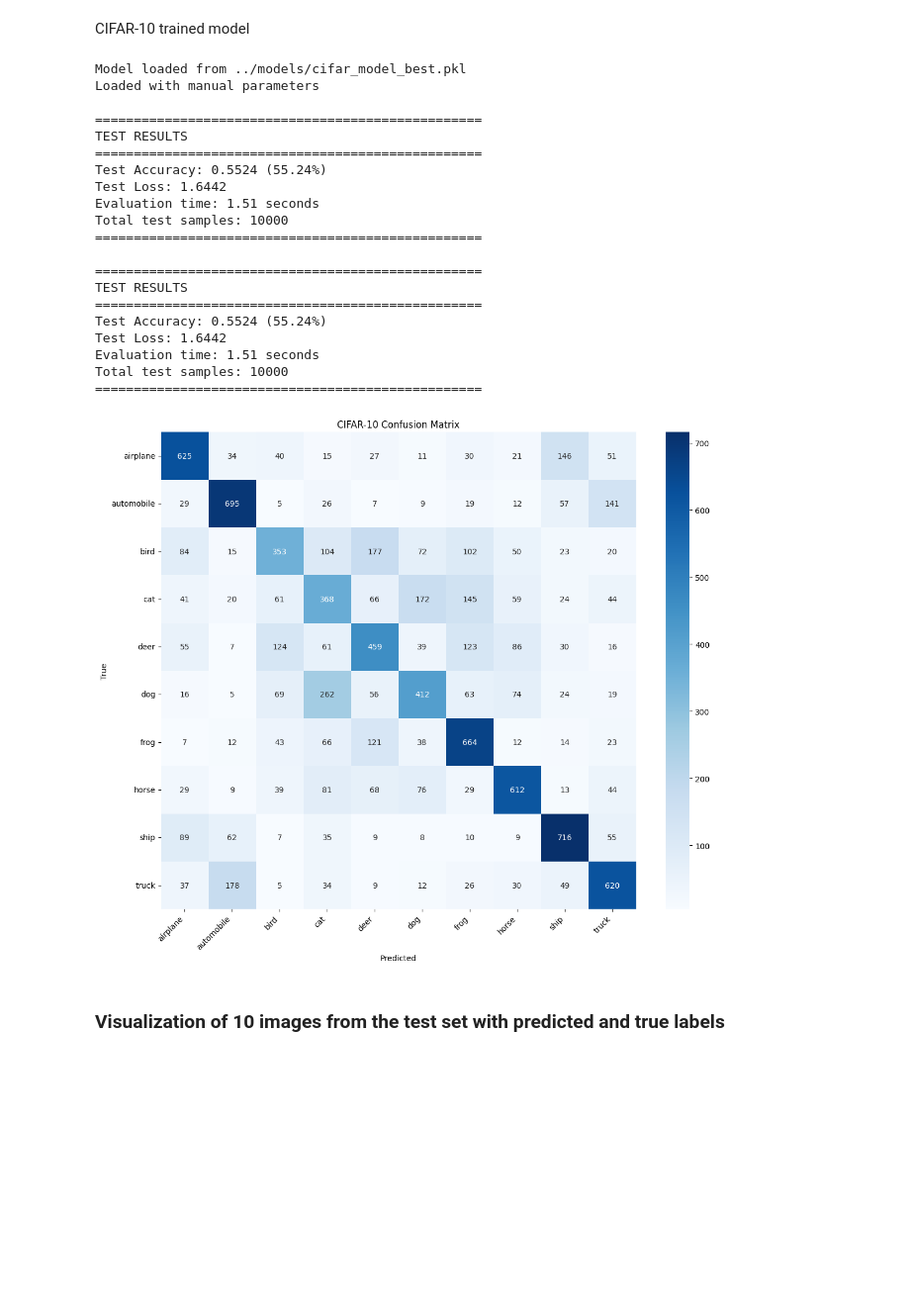
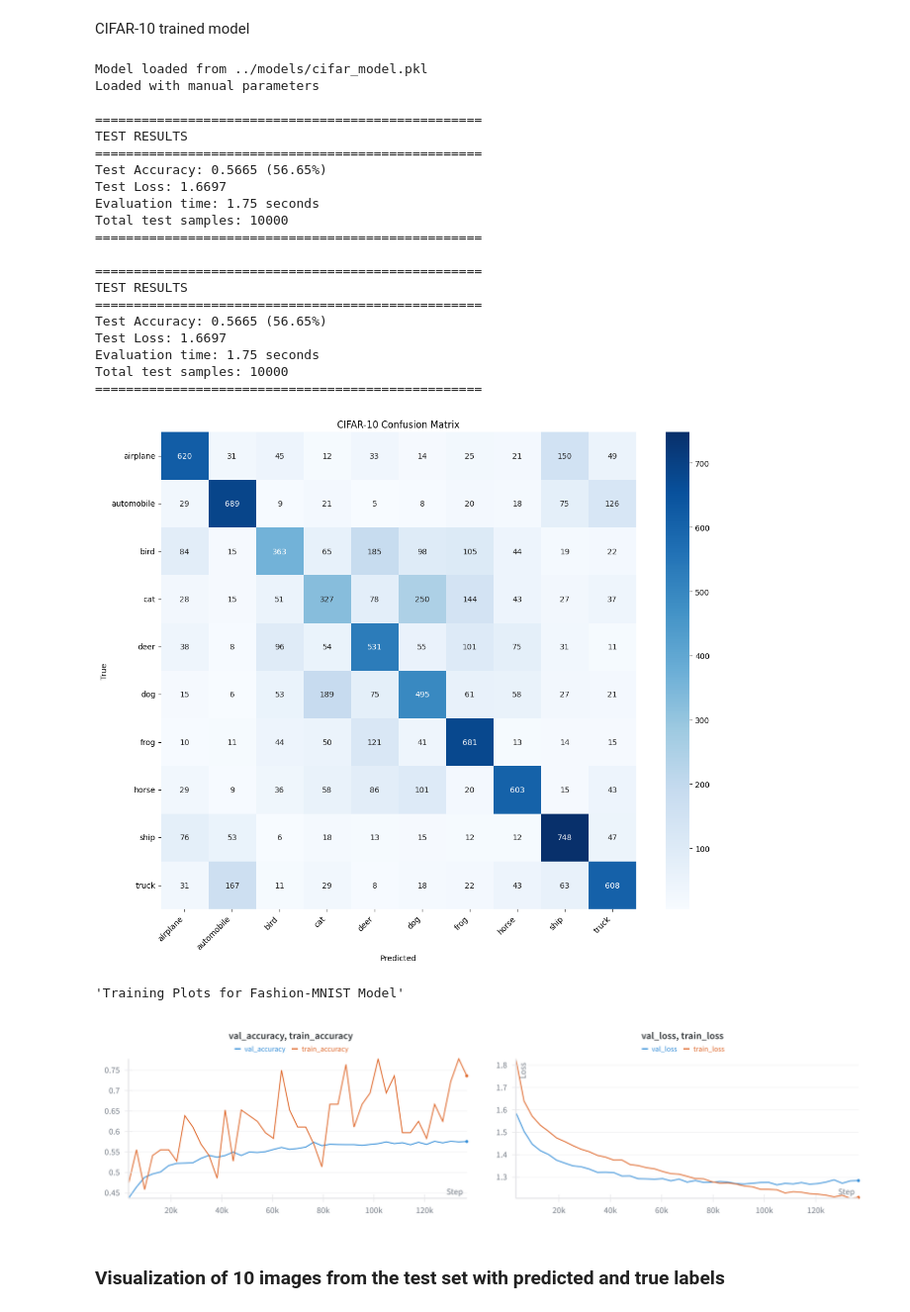
Before and after one commit to wkandersen/02456-deep-learning-group-68, a Jupyter notebook: src/notebook.ipynb, the cells around one changed output. Shown at 99% size. Drawn from its saved outputs; the diff is of its cells as text; code cells hidden in the pictures; blank space fills up the shorter version.

Commit message:
plots for notebook

```diff
--- a/src/notebook.ipynb
+++ b/src/notebook.ipynb
@@ -161,7 +174,7 @@ import matplotlib.pyplot as plt
 import numpy as np
 from load_data import DataLoaderFashionMNIST
 np.random.seed(42)
-model = FFNN.load_model('../models/fashionmodel.pkl')
+model = FFNN.load_model('../models/fashion_model.pkl')
 
 class_labels = DataLoaderFashionMNIST().get_class_names()
 # Load test data
@@ -202,42 +215,57 @@ CIFAR-10 trained model
 # Import and reload the updated model
 import numpy as np
 np.random.seed(42)
 
 
 from model_cifar_10 import FFNN
 from types import SimpleNamespace
 from test_cifar_10 import test_model as cifar_test
 
 # Load the model directly
 
 cifar_test(args=SimpleNamespace(
-    model_path='../models/cifar_model_best.pkl',
+    model_path='../models/cifar_model.pkl',
     output_dir='test_results',
     batch_size=1000,
     standardize=True,
     confusion_matrix=True))
+
+acc_cifar = Image.open('notebook_plots/acc_cifar.png')
+loss_cifar = Image.open('notebook_plots/loss_cifar.png')
+
+# Combine images
+combined = Image.new('RGB', (acc_cifar.width + loss_cifar.width, acc_cifar.height))
+combined.paste(acc_cifar, (0, 0))
+combined.paste(loss_cifar, (acc_cifar.width, 0))
+
+# Display the image inline in the notebook
+
+display("Training Plots for Fashion-MNIST Model")
+display(combined)
 # %% [output]
-Model loaded from ../models/cifar_model_best.pkl
+Model loaded from ../models/cifar_model.pkl
 Loaded with manual parameters
 
 ==================================================
 TEST RESULTS
 ==================================================
-Test Accuracy: 0.5524 (55.24%)
-Test Loss: 1.6442
-Evaluation time: 1.51 seconds
+Test Accuracy: 0.5665 (56.65%)
+Test Loss: 1.6697
+Evaluation time: 1.75 seconds
 Total test samples: 10000
 ==================================================
 
 ==================================================
 TEST RESULTS
 ==================================================
-Test Accuracy: 0.5524 (55.24%)
-Test Loss: 1.6442
-Evaluation time: 1.51 seconds
+Test Accuracy: 0.5665 (56.65%)
+Test Loss: 1.6697
+Evaluation time: 1.75 seconds
 Total test samples: 10000
 ==================================================
-[figure, old version]
+[figure, new version]
+'Training Plots for Fashion-MNIST Model'
+[figure, added]
 # %% [markdown]
 ### Visualization of 10 images from the test set with predicted and true labels
 # %%
```
Also changed, not shown: parts of 3 cells of this notebook, 4 other files.
